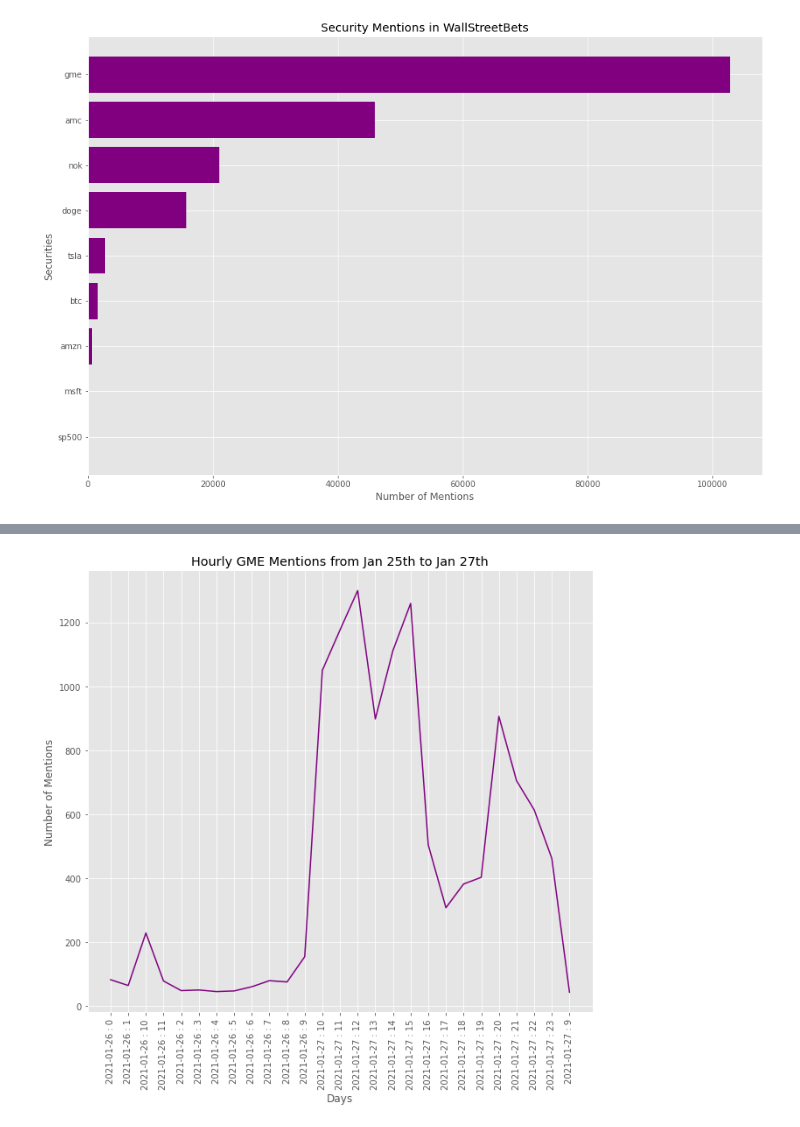
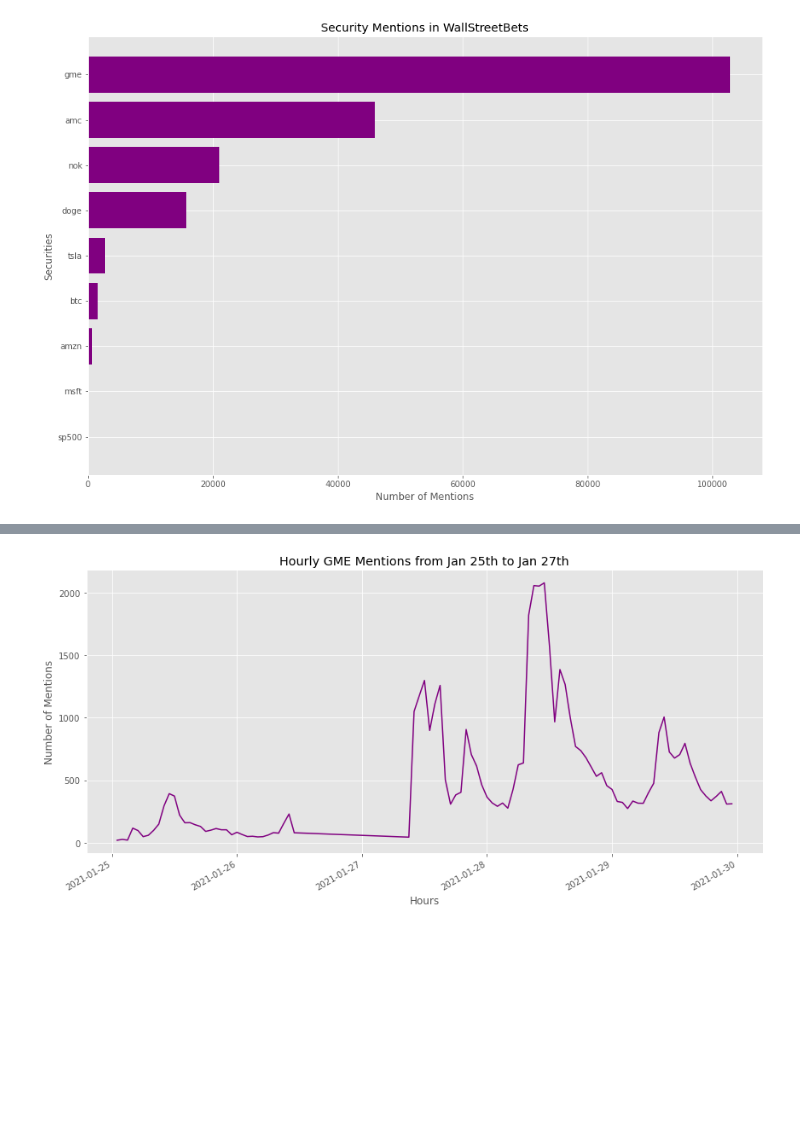
Before and after one commit to daniellkennett/WallstreetbetsAnalysis, a Jupyter notebook: WSB EDA.ipynb, the cells around one changed output, grey strips where cells are left out. Saved outputs shown, nothing was run; the diff lists cells and outputs as text; code cells hidden in the pictures; blank space fills up the shorter version.

```diff
--- a/WSB EDA.ipynb
+++ b/WSB EDA.ipynb
@@ -20,8 +20,8 @@ wsb_df = pd.read_csv('Clean_WSB.csv')
 wsb_df['timestamp'] = wsb_df['timestamp'].map(lambda x: datetime.strptime(x, "%Y-%m-%d %H:%M:%S"))
 wsb_df['title'] = wsb_df['title'].astype(str)
 wsb_df['date'] = wsb_df['timestamp'].apply(lambda x: x.date())
-wsb_df['date_hour'] = wsb_df['timestamp'].apply(lambda x: f"{x.date()} : {x.hour}")
-
+wsb_df['date_hour'] = wsb_df['timestamp'].apply(lambda x: f"{x.date()} {x.hour}:00:00")
+wsb_df['date_hour'] = wsb_df['date_hour'].apply(lambda x: datetime.strptime(x, "%Y-%m-%d %H:%M:%S"))
 
 
 
@@ -144,19 +150,29 @@ fig.tight_layout()
 # %%
-gme_date = wsb_full.groupby(['title','date_hour']).count().reset_index()
-gme_date = gme_date[(gme_date['title'] == 'gme') & (gme_date['date_hour'] > '2021-01-25:0')&
-                    (gme_date['date_hour'] < '2021-01-27:0')]
-x = gme_date['date_hour']
-y = gme_date['author']
+jan_25 = datetime.strptime('2021-01-25 00:00:00', "%Y-%m-%d %H:%M:%S")
+jan_29 = datetime.strptime('2021-01-29 23:00:00', "%Y-%m-%d %H:%M:%S")
 
-fig, ax = plt.subplots(figsize = (9,9))
+gme_hour = wsb_full.groupby(['title','date_hour']).count().reset_index()
+gme_hour = gme_hour[(gme_hour['title'] == 'gme') & (gme_hour['date_hour'] > jan_25)&
+                    (gme_hour['date_hour'] <= jan_29)]
+
+
+gme_hour = gme_hour.drop(['Unnamed: 0','author', 'scores',
+                                     'comments', 'timestamp'], axis =1)
+gme_hour = gme_hour.rename(columns = {'title':'title','date_hour' : 'date', 'date': 'count'})
+
+
+x = gme_hour['date']
+y = gme_hour['count']
+
+fig, ax = plt.subplots(figsize = (12,6))
 ax.plot(x,y, color = 'purple')
 ax.set_title('Hourly GME Mentions from Jan 25th to Jan 27th')
-ax.set_xlabel('Days')
+ax.set_xlabel('Hours')
 ax.set_ylabel('Number of Mentions')
-ax.set_xticklabels(y, rotation = 90)
+fig.autofmt_xdate()
 fig.tight_layout()
 # %% [output]
-[figure, old version]
+[figure, new version]
 # %%
 ### Use alpha vantage to gather daily and hourly stock data ###
 
```
Also changed, not shown: parts of 7 cells of this notebook.
